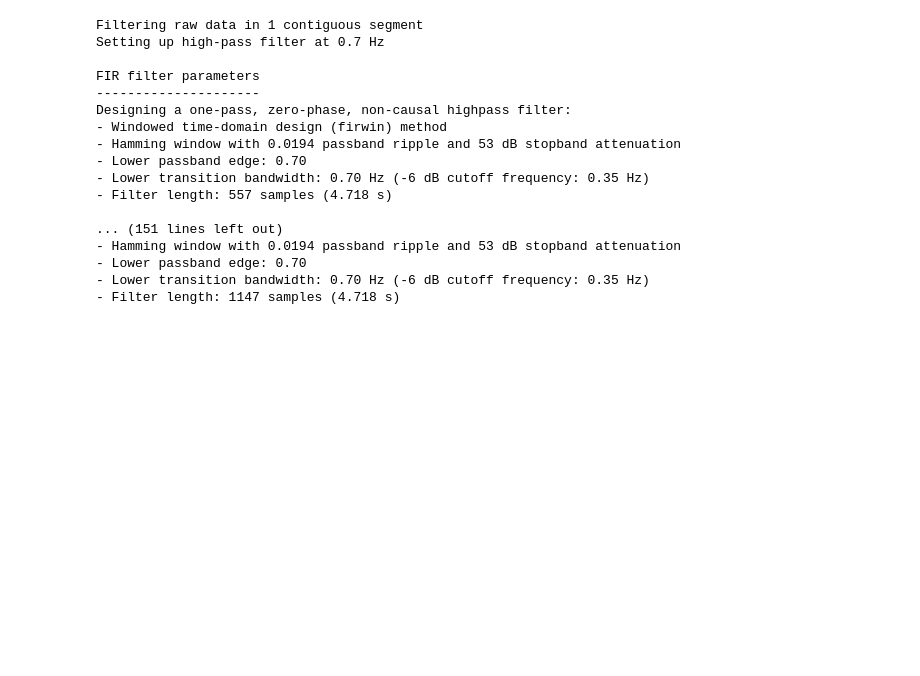
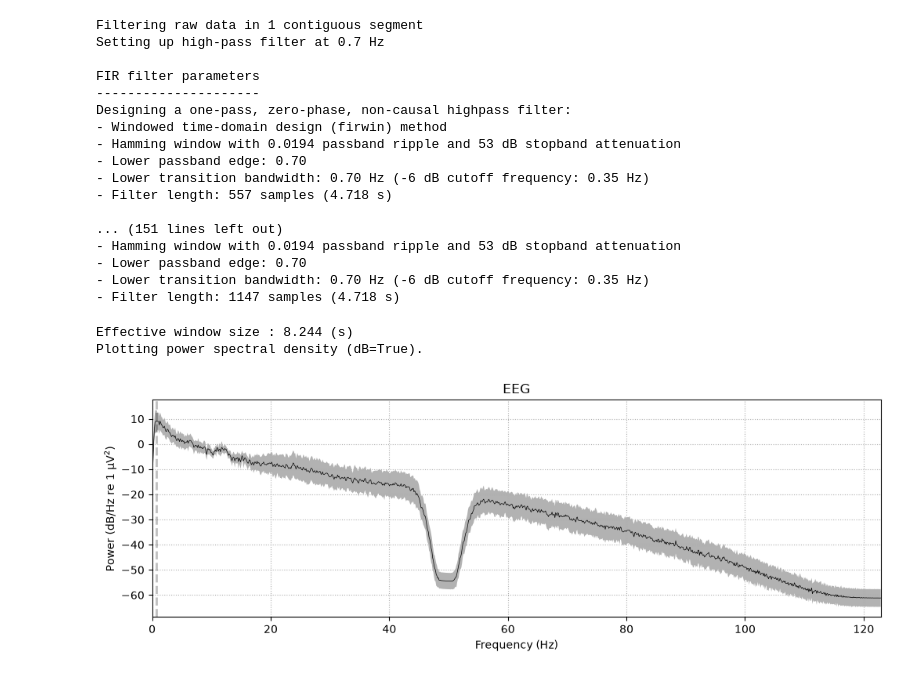
Before and after one commit to ffountainer/eeg-to-code, a Jupyter notebook: preprocessing/preprocess.ipynb, the cells around one changed output. Drawn from its saved outputs; the diff is of its cells as text; code cells hidden in the pictures; blank space fills up the shorter version.

```diff
--- a/preprocessing/preprocess.ipynb
+++ b/preprocessing/preprocess.ipynb
@@ -236,5 +237,16 @@ Designing a one-pass, zero-phase, non-causal highpass filter:
 - Lower transition bandwidth: 0.70 Hz (-6 dB cutoff frequency: 0.35 Hz)
 - Filter length: 1147 samples (4.718 s)
 # %%
-# apply lowpass filter
-# remove powerline noise
+# powerline noise (notch filter)
+
+baseline_notch = [raw.copy() for raw in baseline_hband]
+main_notch = [raw.copy() for raw in main_hband]
+
+# as we can see, the signal already has a deep in 50Hz freq, so it seems that the notch filter has already been applied
+fig = main_notch[0].compute_psd(fmax=123).plot(
+    average=True, amplitude=False, picks="data", exclude="bads"
+)
+# %% [output]
+Effective window size : 8.244 (s)
+Plotting power spectral density (dB=True).
+[figure, added]
```
Also changed, not shown: parts of 5 cells of this notebook, 1 other file.
